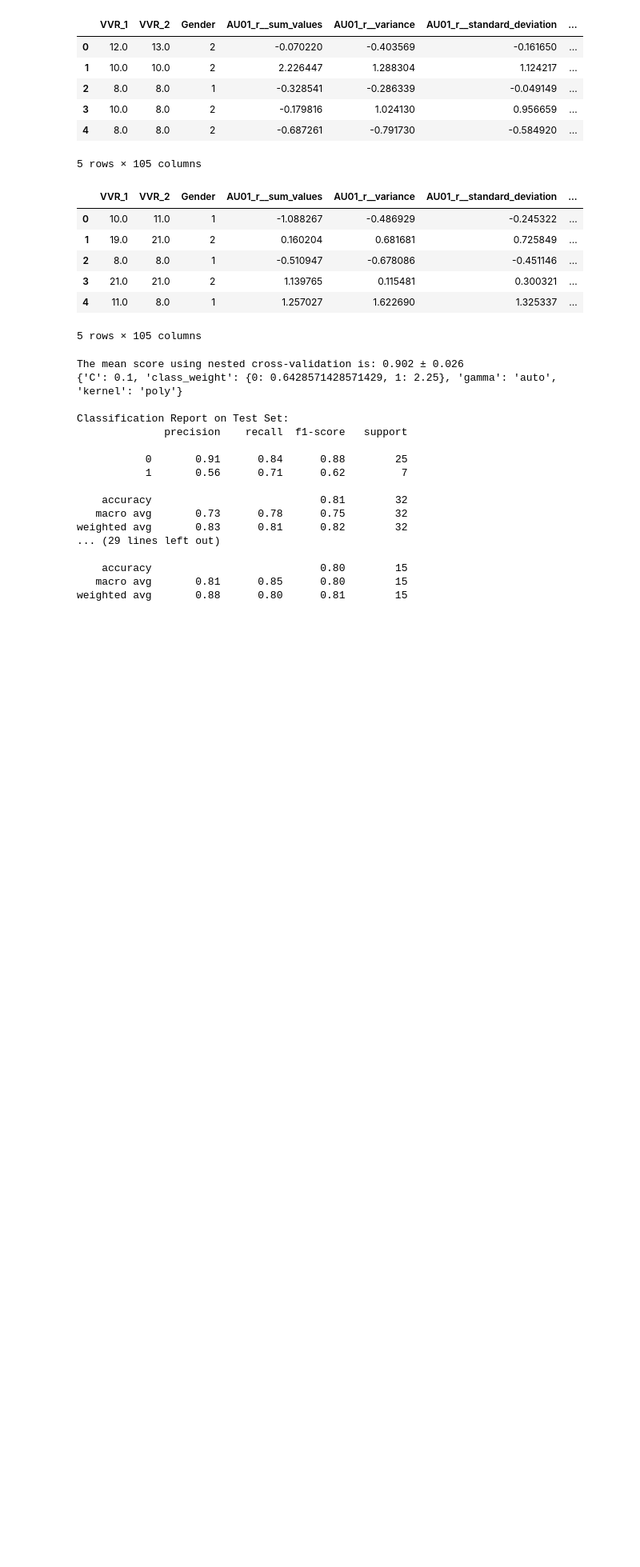
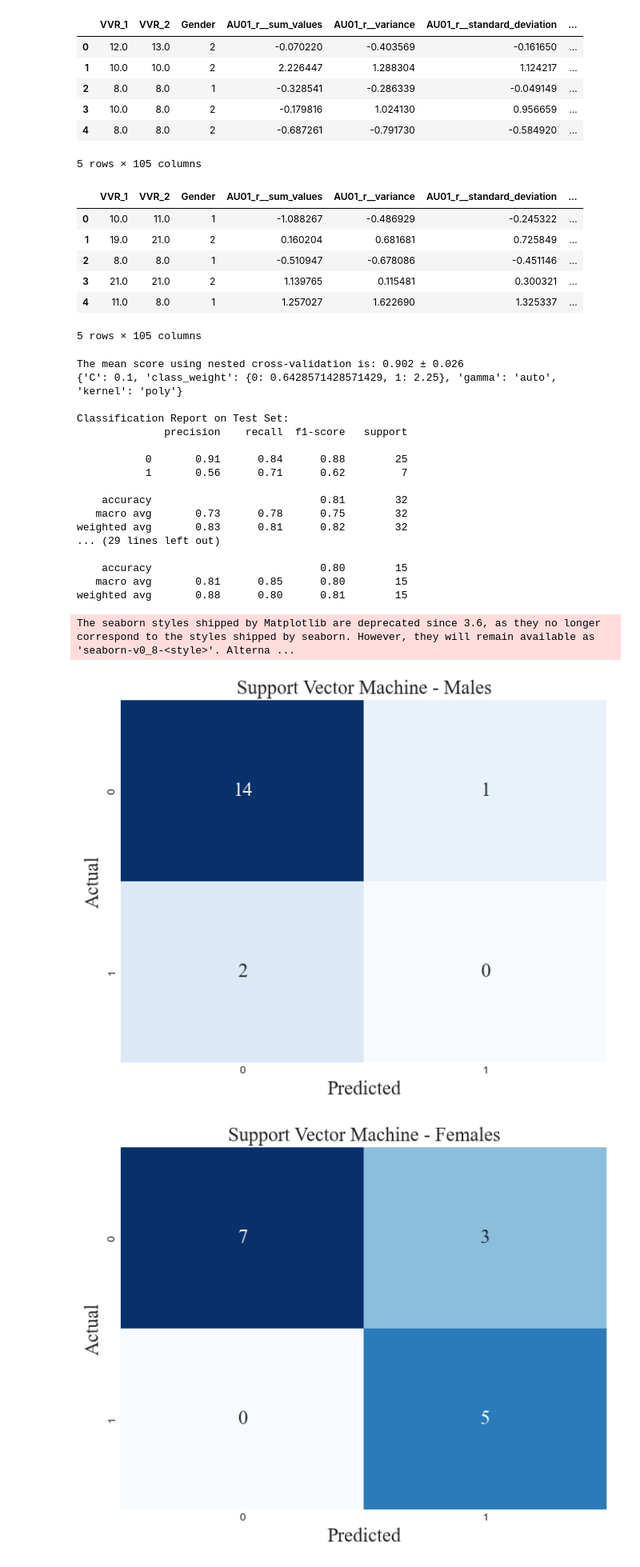
Before and after one commit to DionneSpaltman/predicting_VVR, a Jupyter notebook: models/svm.ipynb, the cells around one changed output. Shown: that part at 80% size. Cells and saved outputs as stored; diff of their text form; code cells hidden in the pictures; blank space fills up the shorter version.

```diff
--- a/models/svm.ipynb
+++ b/models/svm.ipynb
@@ -500,3 +500,51 @@ weighted avg       0.83      0.81      0.82        32
     accuracy                           0.80        15
    macro avg       0.81      0.85      0.80        15
 weighted avg       0.88      0.80      0.81        15
+# %%
+import matplotlib.pyplot as plt
+from sklearn.metrics import confusion_matrix
+import seaborn as sns
+
+font = 'Times New Roman'
+size = 18
+
+# Calculate confusion matrices for overall, males, and females
+conf_matrix = confusion_matrix(y_test, y_pred)
+conf_matrix_male = confusion_matrix(y_test_male, y_pred_male)
+conf_matrix_female = confusion_matrix(y_test_female, y_pred_female)
+
+# Set the style to a modern style
+plt.style.use('seaborn-darkgrid')
+# Create a custom diverging color map
+colors = sns.color_palette("Blues", as_cmap=True)
+
+# # Plot overall confusion matrix
+# plt.figure(figsize=(8, 6))
+# sns.heatmap(conf_matrix, annot=True, fmt='d', cmap=colors, cbar=False,
+#             annot_kws={'fontname': font, 'fontsize': size})  # Set font and size for numbers
+# plt.title('Support Vector Machine - Overall', fontname=font, fontsize=size)
+# plt.xlabel('Predicted', fontname=font, fontsize=size)
+# plt.ylabel('Actual', fontname=font, fontsize=size)
+# plt.show()
+
+# Plot confusion matrix for males
+plt.figure(figsize=(8, 6))
+sns.heatmap(conf_matrix_male, annot=True, fmt='d', cmap=colors, cbar=False,
+            annot_kws={'fontname': font, 'fontsize': size})  # Set font and size for numbers
+plt.title('Support Vector Machine - Males', fontname=font, fontsize=size)
+plt.xlabel('Predicted', fontname=font, fontsize=size)
+plt.ylabel('Actual', fontname=font, fontsize=size)
+plt.show()
+
+# Plot confusion matrix for females
+plt.figure(figsize=(8, 6))
+sns.heatmap(conf_matrix_female, annot=True, fmt='d', cmap=colors, cbar=False,
+            annot_kws={'fontname': font, 'fontsize': size})  # Set font and size for numbers
+plt.title('Support Vector Machine - Females', fontname=font, fontsize=size)
+plt.xlabel('Predicted', fontname=font, fontsize=size)
+plt.ylabel('Actual', fontname=font, fontsize=size)
+plt.show()
+# %% [output]
+The seaborn styles shipped by Matplotlib are deprecated since 3.6, as they no longer correspond to the styles shipped by seaborn. However, they will remain available as 'seaborn-v0_8-<style>'. Alterna ...
+[figure, added]
+[figure, added]
```
Also changed, not shown: 1 other file.
